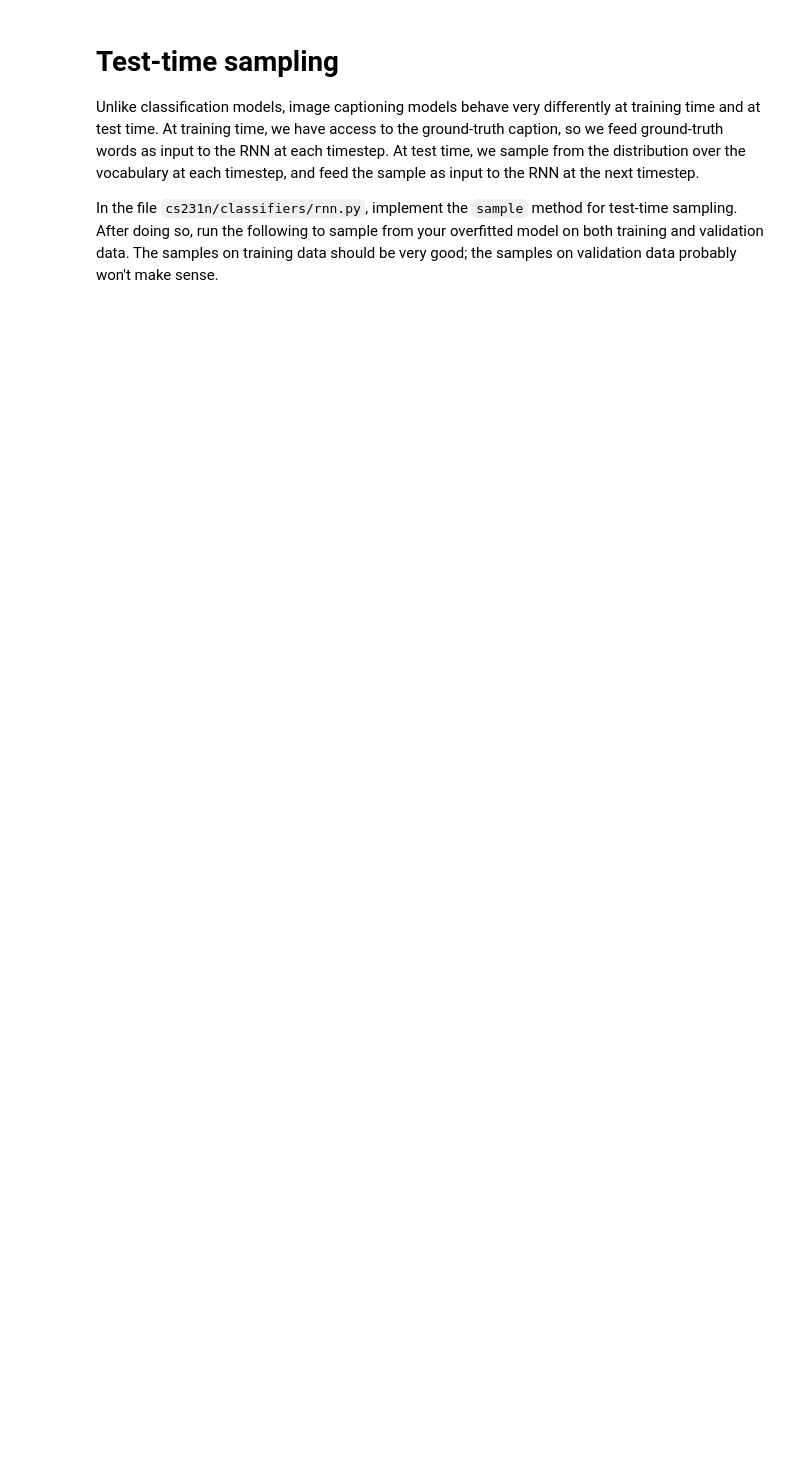
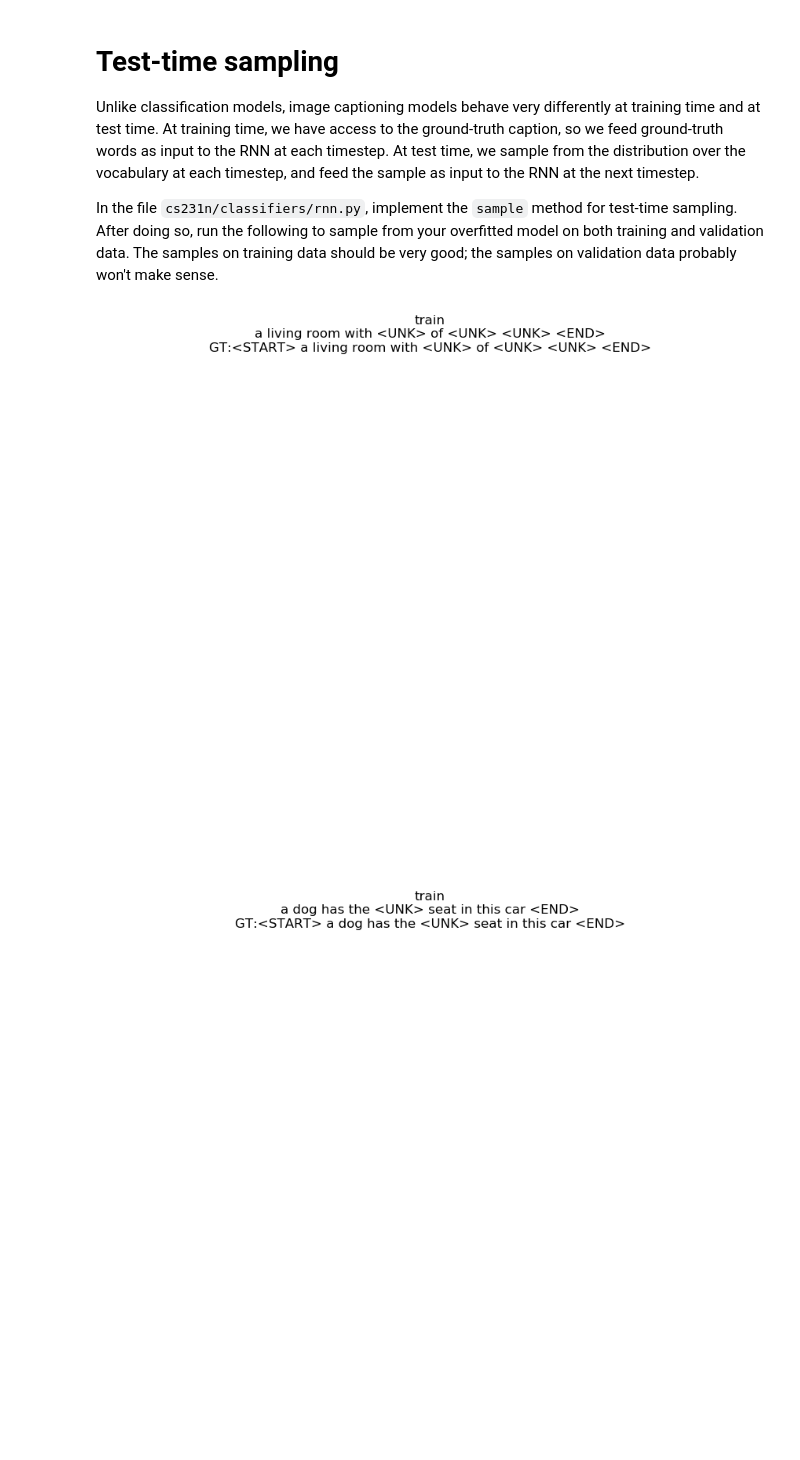
Before and after one commit to sam575/cs231n, a Jupyter notebook: assignment3/RNN_Captioning.ipynb, the cells around one changed output. Drawn from its saved outputs; the diff is of its cells as text; code cells hidden in the pictures; blank space fills up the shorter version.

```diff
--- a/assignment3/RNN_Captioning.ipynb
+++ b/assignment3/RNN_Captioning.ipynb
@@ -491,14 +496,17 @@ In the file `cs231n/classifiers/rnn.py`, implement the `sample` method for test-
 # %%
 for split in ['train', 'val']:
     minibatch = sample_coco_minibatch(small_data, split=split, batch_size=2)
     gt_captions, features, urls = minibatch
     gt_captions = decode_captions(gt_captions, data['idx_to_word'])
 
     sample_captions = small_rnn_model.sample(features)
     sample_captions = decode_captions(sample_captions, data['idx_to_word'])
 
     for gt_caption, sample_caption, url in zip(gt_captions, sample_captions, urls):
-        plt.imshow(image_from_url(url))
+#         plt.imshow(image_from_url(url))
         plt.title('%s\n%s\nGT:%s' % (split, sample_caption, gt_caption))
         plt.axis('off')
         plt.show()
+# %% [output]
+[figure, added]
+[figure, added]
```
Also changed, not shown: parts of 3 cells of this notebook, 1 other file.
